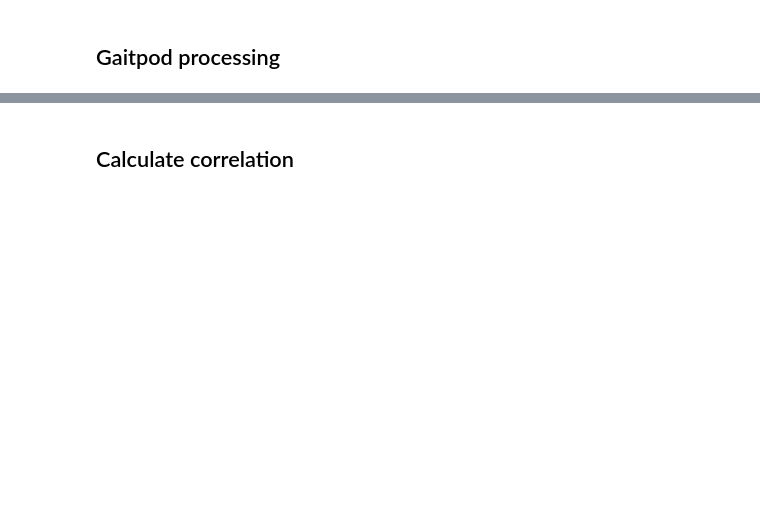
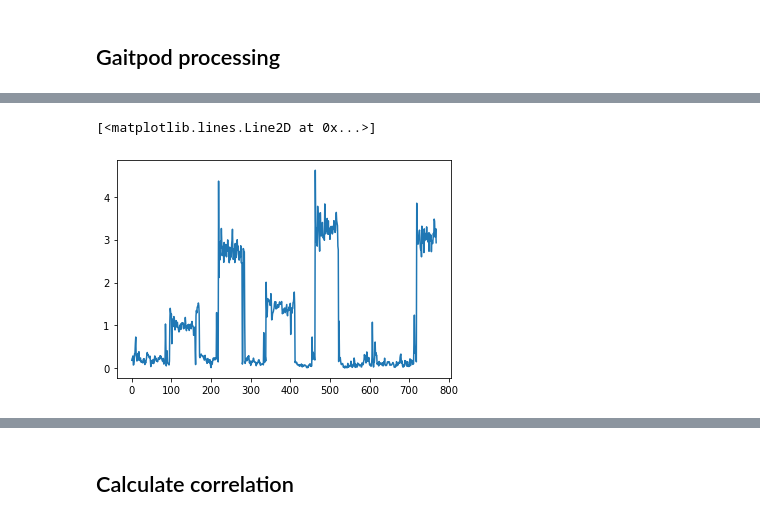
Before and after one commit to trinhgiahuy/OpenKinTest, a Jupyter notebook: 1_Neil_data_files/Neil_data_correlation_plot.ipynb, the cells around one changed output, grey strips where cells are left out. Cells and saved outputs as stored; diff of their text form; code cells hidden in the pictures; blank space fills up the shorter version.

```diff
--- a/1_Neil_data_files/Neil_data_correlation_plot.ipynb
+++ b/1_Neil_data_files/Neil_data_correlation_plot.ipynb
@@ -335,6 +373,9 @@ False
 # plt.plot(v_lon_match)
 # plt.plot(v_d_match)
 # %%
-# plt.plot(v_lon_match)
+plt.plot(v_lon_match)
 # plt.plot(oxygen_sampling)
 # plt.plot(HR_sampling_cut)
+# %% [output]
+[<matplotlib.lines.Line2D at 0x...>]
+[figure, added]
```
Also changed, not shown: parts of 24 cells of this notebook.
